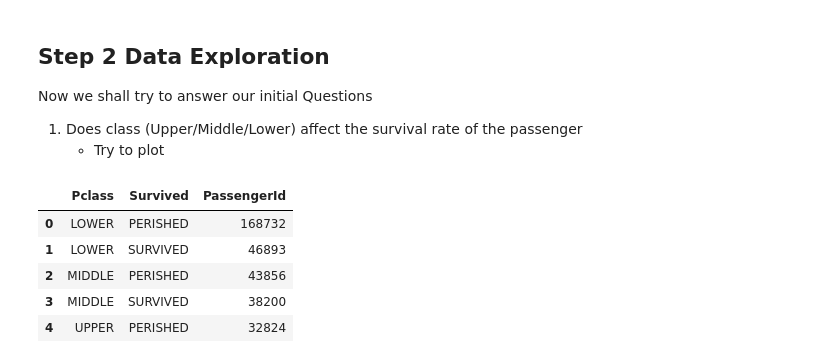
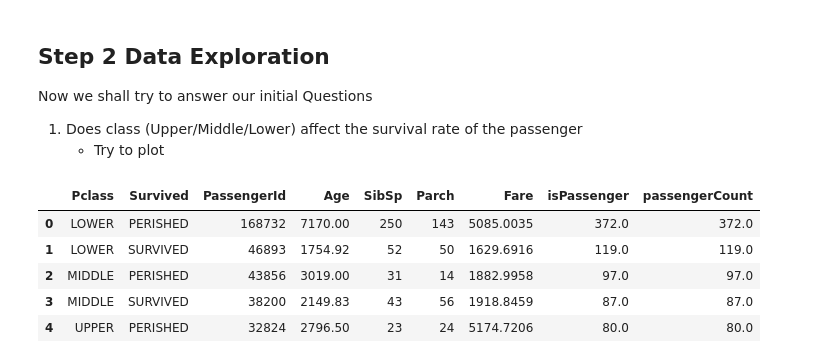
Before and after one commit to rramchan12/Data-Analyst-NanoDegree, a Jupyter notebook: P2 - Investigate a Dataset using Python/Investigating_Titanic_Data.ipynb, the cells around one changed output. Drawn from its saved outputs; the diff is of its cells as text; code cells hidden in the pictures.

```diff
--- a/P2 - Investigate a Dataset using Python/Investigating_Titanic_Data.ipynb
+++ b/P2 - Investigate a Dataset using Python/Investigating_Titanic_Data.ipynb
@@ -208,16 +208,20 @@ def pie_plot(x,x_axes_name):
     plt.show()
     return None
 # %%
+passenger_df['passengerCount'] = True
+
 df= passenger_df.groupby(['Pclass','Survived']).sum()
 df = pd.DataFrame(df)
 df = df.reset_index()
 df.head()
-df_selected_columns = df[['Pclass','Survived','PassengerId']]
-df_selected_columns.head()
+#df_selected_columns = df[['Survived', 'Pclass','passengerCount']]
+#df_selected_columns.head()
+#passenger_df_loc = passenger_df.loc[(passenger_df['Pclass']== 'UPPER' )]
+#passenger_df_loc.head()
 # %% [output]
-|  | Pclass | Survived | PassengerId |
-| 0 | LOWER | PERISHED | 168732 |
-| 1 | LOWER | SURVIVED | 46893 |
-| 2 | MIDDLE | PERISHED | 43856 |
-| 3 | MIDDLE | SURVIVED | 38200 |
-| 4 | UPPER | PERISHED | 32824 |
+|  | Pclass | Survived | PassengerId | Age | SibSp | Parch | Fare | isPassenger | passengerCount |
+| 0 | LOWER | PERISHED | 168732 | 7170.00 | 250 | 143 | 5085.0035 | 372.0 | 372.0 |
+| 1 | LOWER | SURVIVED | 46893 | 1754.92 | 52 | 50 | 1629.6916 | 119.0 | 119.0 |
+| 2 | MIDDLE | PERISHED | 43856 | 3019.00 | 31 | 14 | 1882.9958 | 97.0 | 97.0 |
+| 3 | MIDDLE | SURVIVED | 38200 | 2149.83 | 43 | 56 | 1918.8459 | 87.0 | 87.0 |
+| 4 | UPPER | PERISHED | 32824 | 2796.50 | 23 | 24 | 5174.7206 | 80.0 | 80.0 |
```
